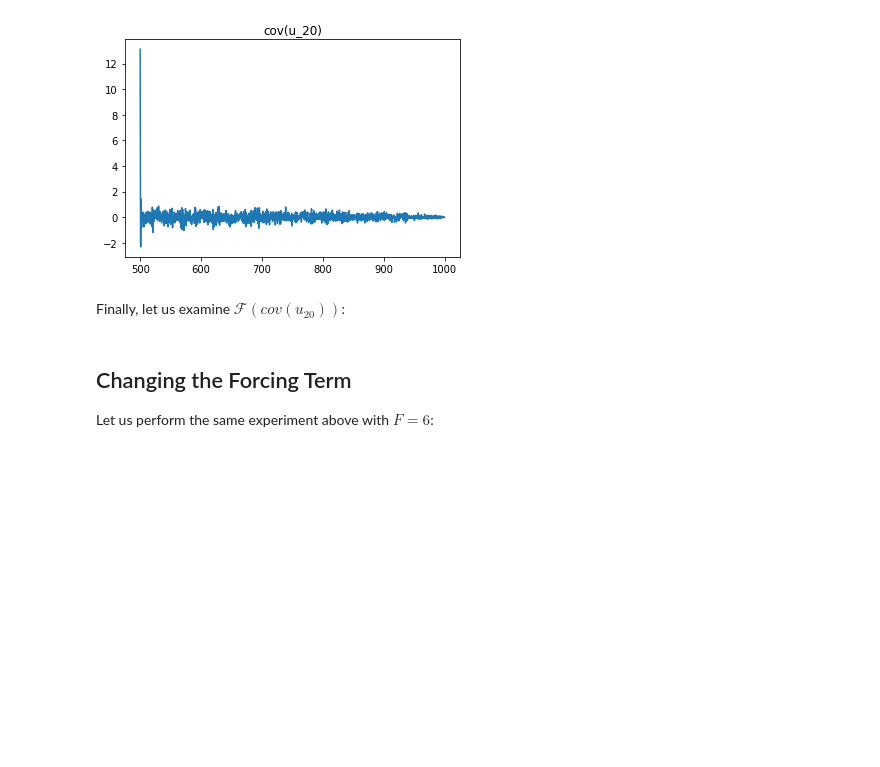
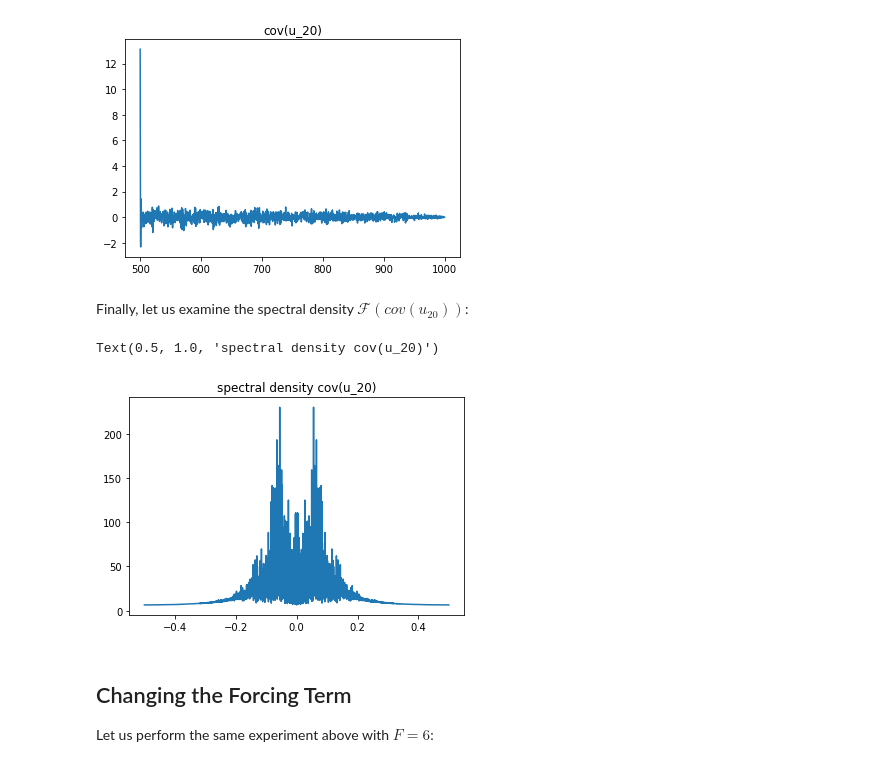
Before and after one commit to olokobayusuf/uncertainty-quant, a Jupyter notebook: time_series.ipynb, the cells around one changed output. Cells and saved outputs as stored; diff of their text form; code cells hidden in the pictures; blank space fills up the shorter version.

```diff
--- a/time_series.ipynb
+++ b/time_series.ipynb
@@ -76,12 +74,14 @@ path_c = simulate_paths(0., timescale=1.)
 Now we plot the covariances:
 # %%
 from matplotlib import pyplot as plt
-from numpy import arange,correlate
+from numpy import arange, correlate
 from seaborn import lineplot
 
-def compute_autocovariance (x):
+def compute_autocovariance (x, lag=0):
     x -= x.mean()
-    return correlate(x, x, mode="full")[x.size - 1:] / x.size
+    start_idx = x.size - 1 - lag
+    end_idx = start_idx + x.size
+    return correlate(x, x, mode="full")[start_idx:end_idx] / x.size
 
 # Compute covariances
 cov_a = compute_autocovariance(path_a)
@@ -178,4 +178,4 @@ lineplot(arange(500, 1000, timescale), cov_u_20).set_title("cov(u_20)")
 Text(0.5, 1.0, 'cov(u_20)')
 [figure]
 # %% [markdown]
-Finally, let us examine $\mathcal{F}(cov(u_{20}))$:
+Finally, let us examine the spectral density $\mathcal{F}(cov(u_{20}))$:
@@ -184,3 +182,15 @@ from numpy.fft import
+# %%
+from numpy import abs
+from numpy.fft import fft, fftfreq
+
+spectrum = fft(cov_u_20)
+magnitude = abs(spectrum)
+frequencies = fftfreq(cov_u_20.size)
+
+lineplot(frequencies, magnitude).set_title("spectral density cov(u_20)")
+# %% [output]
+Text(0.5, 1.0, 'spectral density cov(u_20)')
+[figure, added]
 # %% [markdown]
 ## Changing the Forcing Term
 Let us perform the same experiment above with $F=6$:
```
Also changed, not shown: parts of 24 cells of this notebook, 1 other file.
